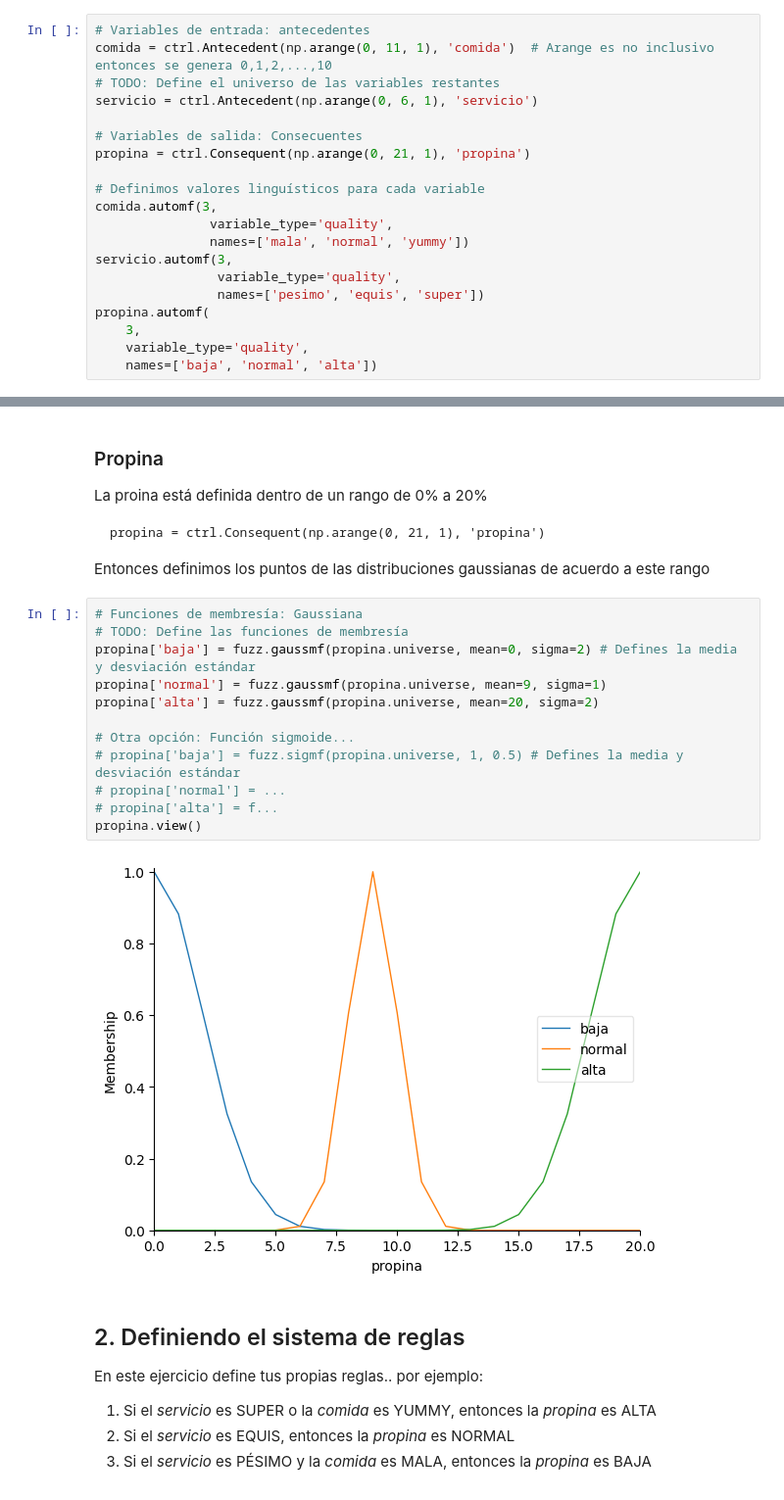
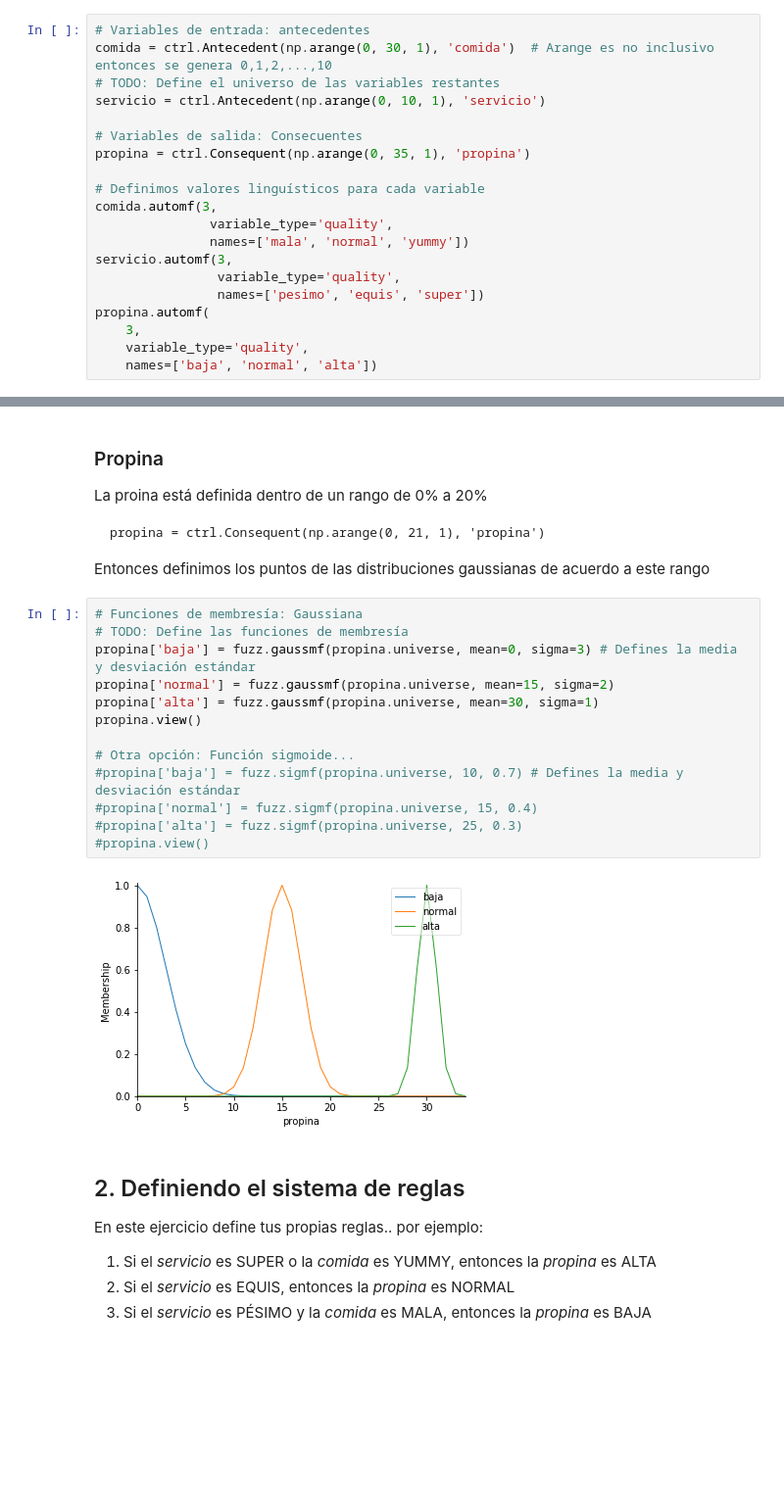
Before and after one commit to israelito123/SI24_LosCapybaros, a Jupyter notebook: src/si24/ejercicios/E09_fuzzy_logic/Anacecilia Guerra/tipping_problem.ipynb, the cells around one changed output, grey strips where cells are left out. Shown: that part at 98% size. Drawn from its saved outputs; the diff is of its cells as text; blank space fills up the shorter version.

```diff
--- a/src/si24/ejercicios/E09_fuzzy_logic/Anacecilia Guerra/tipping_problem.ipynb
+++ b/src/si24/ejercicios/E09_fuzzy_logic/Anacecilia Guerra/tipping_problem.ipynb
@@ -12,12 +12,12 @@ from skfuzzy import control as ctrl
 Comenzamos definiendo los rangos dentro de los cuales se calificará cada variable, así como las variables linguísticas que se usarán en las reglas
 # %%
 # Variables de entrada: antecedentes
-comida = ctrl.Antecedent(np.arange(0, 11, 1), 'comida')  # Arange es no inclusivo entonces se genera 0,1,2,...,10
+comida = ctrl.Antecedent(np.arange(0, 30, 1), 'comida')  # Arange es no inclusivo entonces se genera 0,1,2,...,10
 # TODO: Define el universo de las variables restantes
-servicio = ctrl.Antecedent(np.arange(0, 6, 1), 'servicio')
+servicio = ctrl.Antecedent(np.arange(0, 10, 1), 'servicio')
 
 # Variables de salida: Consecuentes
-propina = ctrl.Consequent(np.arange(0, 21, 1), 'propina')
+propina = ctrl.Consequent(np.arange(0, 35, 1), 'propina')
 
 # Definimos valores linguísticos para cada variable
 comida.automf(3,
@@ -81,17 +81,18 @@ Entonces definimos los puntos de las distribuciones gaussianas de acuerdo a este
 # %%
 # Funciones de membresía: Gaussiana
 # TODO: Define las funciones de membresía
-propina['baja'] = fuzz.gaussmf(propina.universe, mean=0, sigma=2) # Defines la media y desviación estándar
-propina['normal'] = fuzz.gaussmf(propina.universe, mean=9, sigma=1)
-propina['alta'] = fuzz.gaussmf(propina.universe, mean=20, sigma=2)
+propina['baja'] = fuzz.gaussmf(propina.universe, mean=0, sigma=3) # Defines la media y desviación estándar
+propina['normal'] = fuzz.gaussmf(propina.universe, mean=15, sigma=2)
+propina['alta'] = fuzz.gaussmf(propina.universe, mean=30, sigma=1)
+propina.view()
 
 # Otra opción: Función sigmoide...
-# propina['baja'] = fuzz.sigmf(propina.universe, 1, 0.5) # Defines la media y desviación estándar
-# propina['normal'] = ...
-# propina['alta'] = f...
-propina.view()
+#propina['baja'] = fuzz.sigmf(propina.universe, 10, 0.7) # Defines la media y desviación estándar
+#propina['normal'] = fuzz.sigmf(propina.universe, 15, 0.4)
+#propina['alta'] = fuzz.sigmf(propina.universe, 25, 0.3)
+#propina.view()
 # %% [output]
-[figure, old version]
+[figure, new version]
 # %% [markdown]
 ## 2. Definiendo el sistema de reglas
 En este ejercicio define tus propias reglas.. por ejemplo:
```
Also changed, not shown: parts of 4 cells of this notebook.
